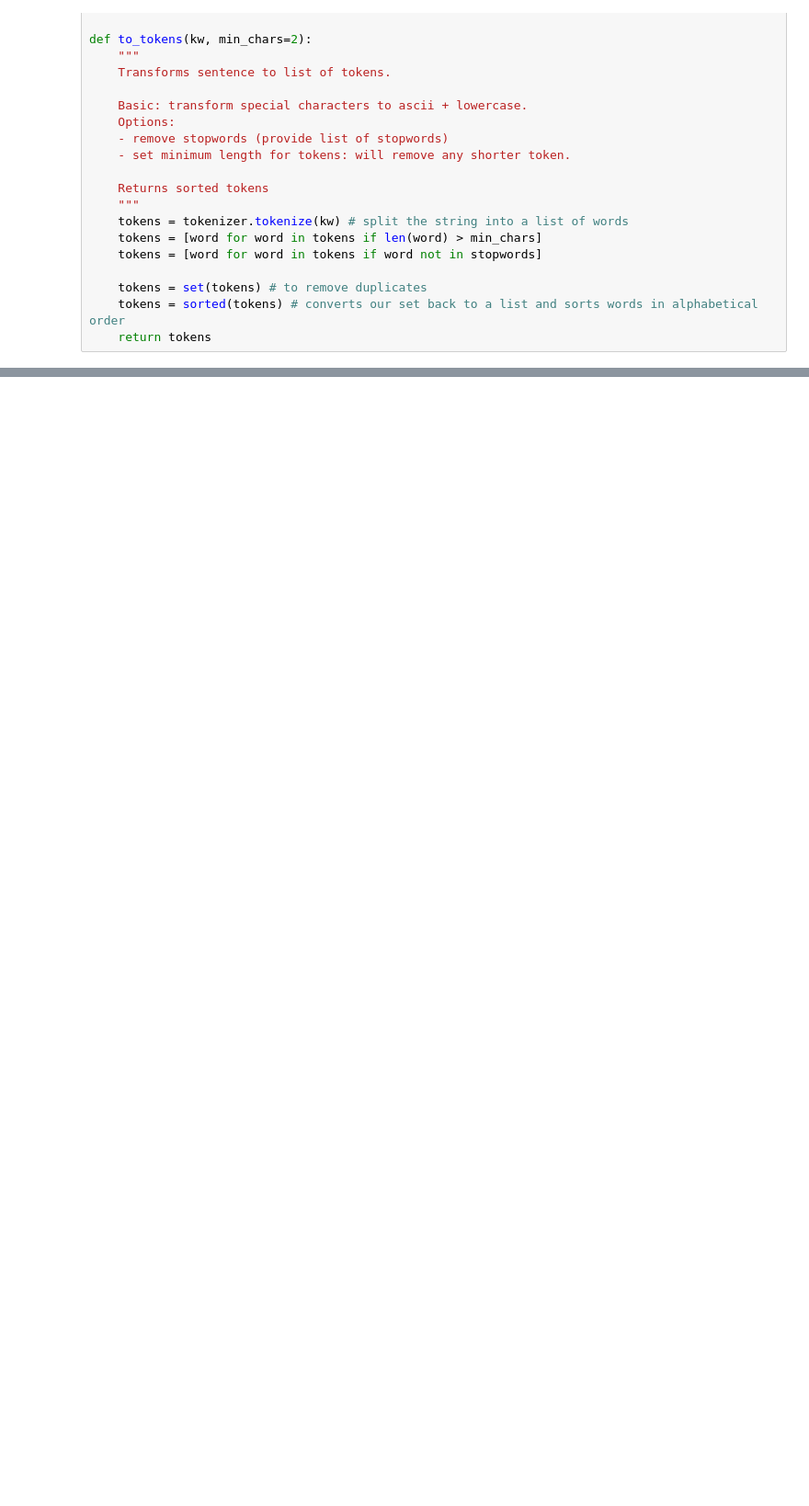
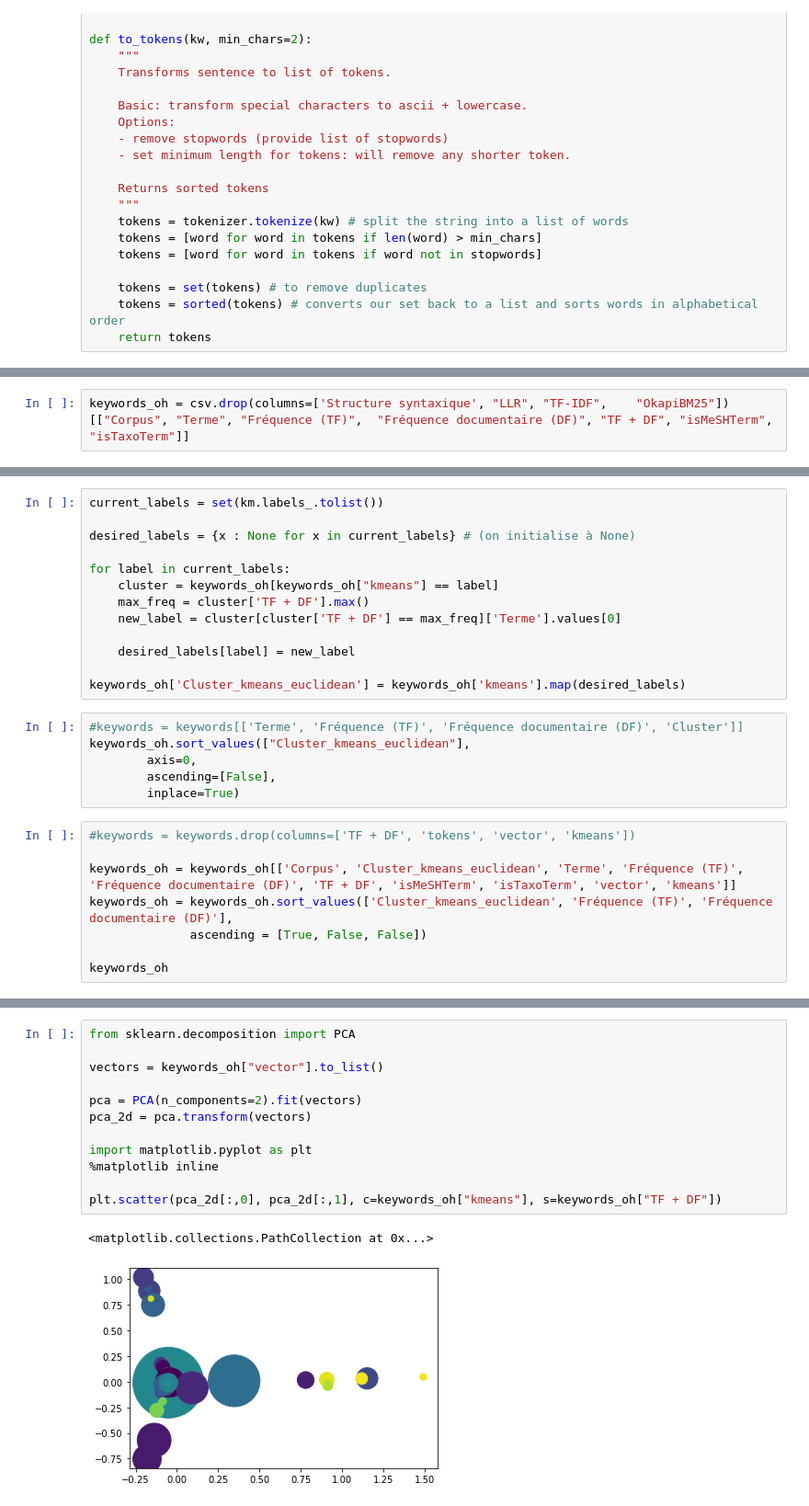
Before and after one commit to Camille-Demers/text-mining-project, a Jupyter notebook: 00-Jupyter-Notebooks/4-Keywords-clustering.ipynb, the cells around one changed output, grey strips where cells are left out. Shown at 92% size. Drawn from its saved outputs; the diff is of its cells as text; blank space fills up the shorter version.

```diff
--- a/00-Jupyter-Notebooks/4-Keywords-clustering.ipynb
+++ b/00-Jupyter-Notebooks/4-Keywords-clustering.ipynb
@@ -443,0 +122,2 @@ NameError: name 'assigned_clusters' is not defined
+# %%
+keywords_oh = csv.drop(columns=['Structure syntaxique', "LLR", "TF-IDF",	"OkapiBM25"])[["Corpus",	"Terme", "Fréquence (TF)",	"Fréquence documentaire (DF)", "TF + DF", "isMeSHTerm",	"isTaxoTerm"]]
@@ -443,0 +342,27 @@ NameError: name 'assigned_clusters' is not defined
+# %%
+current_labels = set(km.labels_.tolist())
+
+desired_labels = {x : None for x in current_labels} # (on initialise à None)
+
+for label in current_labels:
+    cluster = keywords_oh[keywords_oh["kmeans"] == label]
+    max_freq = cluster['TF + DF'].max()
+    new_label = cluster[cluster['TF + DF'] == max_freq]['Terme'].values[0]
+
+    desired_labels[label] = new_label
+
+keywords_oh['Cluster_kmeans_euclidean'] = keywords_oh['kmeans'].map(desired_labels)
+# %%
+#keywords = keywords[['Terme', 'Fréquence (TF)', 'Fréquence documentaire (DF)', 'Cluster']]
+keywords_oh.sort_values(["Cluster_kmeans_euclidean"],
+        axis=0,
+        ascending=[False],
+        inplace=True)
+# %%
+#keywords = keywords.drop(columns=['TF + DF', 'tokens', 'vector', 'kmeans'])
+
+keywords_oh = keywords_oh[['Corpus', 'Cluster_kmeans_euclidean', 'Terme', 'Fréquence (TF)', 'Fréquence documentaire (DF)', 'TF + DF', 'isMeSHTerm', 'isTaxoTerm', 'vector', 'kmeans']]
+keywords_oh = keywords_oh.sort_values(['Cluster_kmeans_euclidean', 'Fréquence (TF)', 'Fréquence documentaire (DF)'],
+              ascending = [True, False, False])
+
+keywords_oh
@@ -443,0 +391,15 @@ NameError: name 'assigned_clusters' is not defined
+# %%
+from sklearn.decomposition import PCA
+
+vectors = keywords_oh["vector"].to_list()
+
+pca = PCA(n_components=2).fit(vectors)
+pca_2d = pca.transform(vectors)
+
+import matplotlib.pyplot as plt
+%matplotlib inline
+
+plt.scatter(pca_2d[:,0], pca_2d[:,1], c=keywords_oh["kmeans"], s=keywords_oh["TF + DF"])
+# %% [output]
+<matplotlib.collections.PathCollection at 0x...>
+[figure, added]
```
Also changed, not shown: parts of 105 cells of this notebook.
